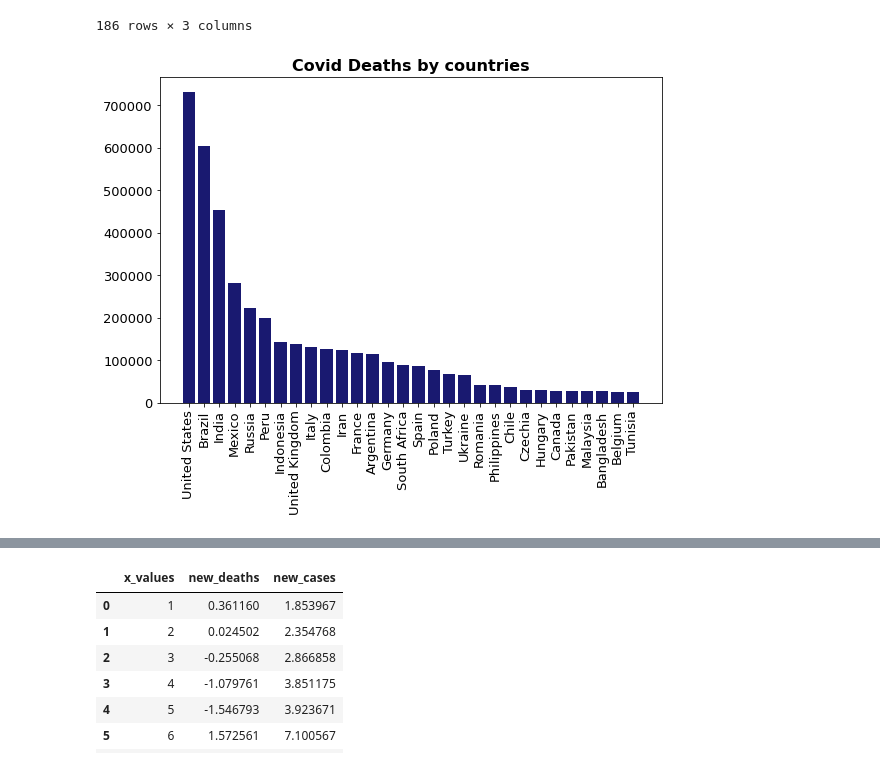
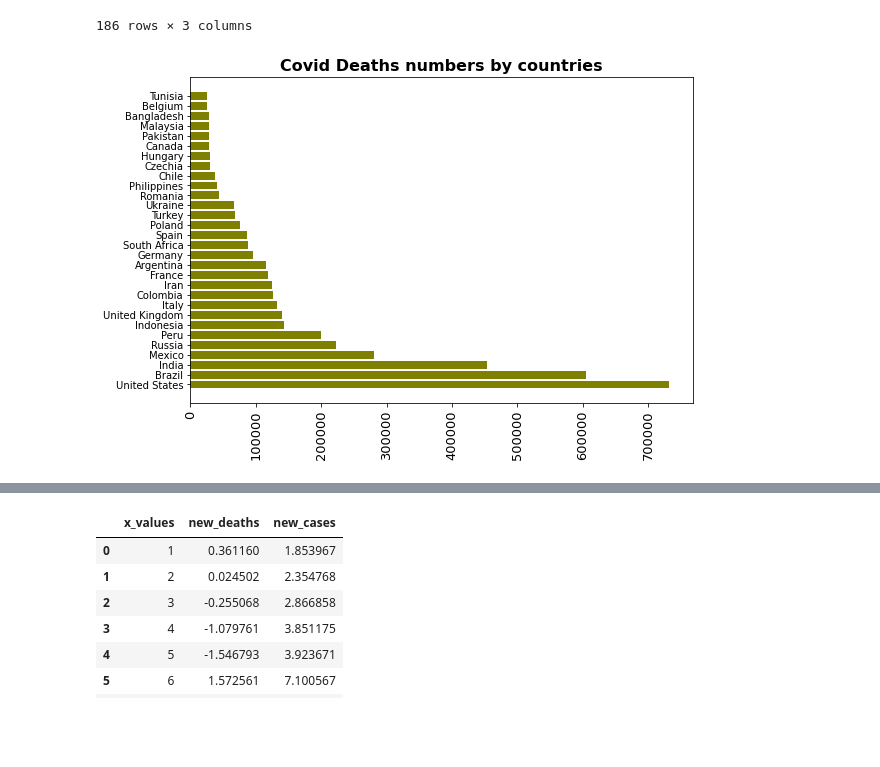
Before and after one commit to Waltontan/Project_Covid, a Jupyter notebook: Q4.ipynb, the cells around one changed output, grey strips where cells are left out. Drawn from its saved outputs; the diff is of its cells as text; code cells hidden in the pictures; blank space fills up the shorter version.

Commit message:
death_ratio_five

```diff
--- a/Q4.ipynb
+++ b/Q4.ipynb
@@ -49,15 +54,15 @@ death_plot
 # %%
 plt.figure(figsize = (9, 6))
 
-plt.bar(death_plot_30["location"],
+plt.barh(death_plot_30["location"],
         death_plot_30["new_deaths"],
-        color = "midnightblue")
+        color = "olive")
 
-plt.xticks(rotation = 90, fontsize = 13)
-plt.yticks(fontsize = 13)
+plt.xticks(rotation = 90, fontsize =13)
+plt.yticks(fontsize = 10)
 
-plt.title("Covid Deaths by countries", fontsize = 16, fontweight = "bold")
+plt.title("Covid Deaths numbers by countries", fontsize = 16, fontweight = "bold")
 
 plt.show()
 # %% [output]
-[figure, old version]
+[figure, new version]
```
Also changed, not shown: parts of 7 cells of this notebook.
